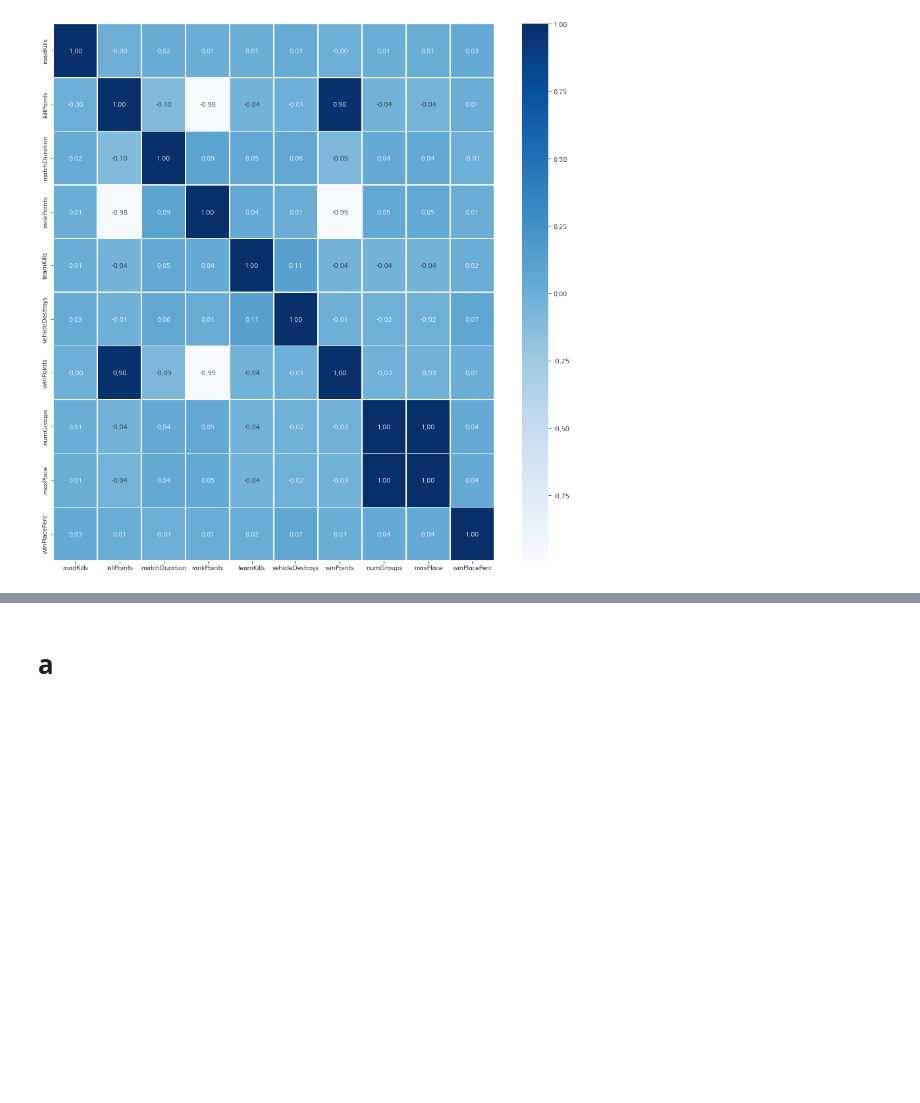
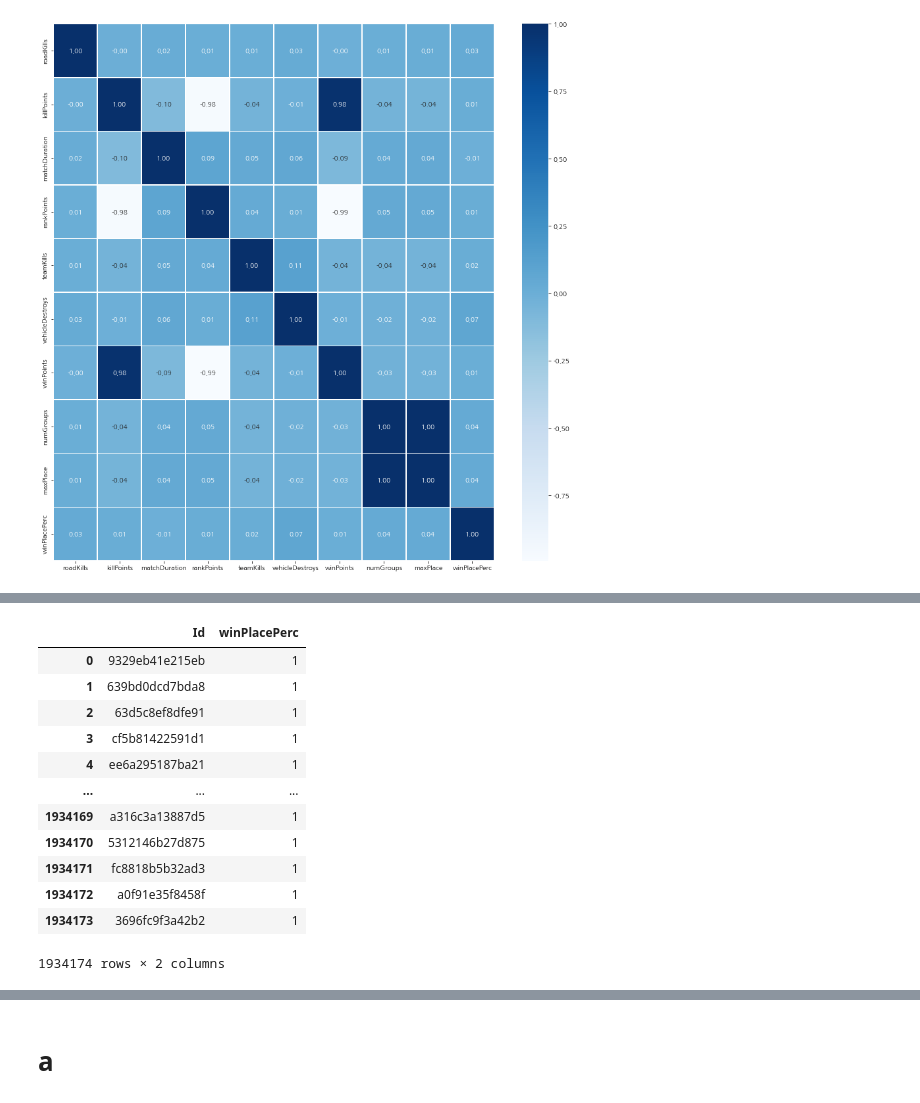
Before and after one commit to AMinSC/TIL, a Jupyter notebook: Mini_PJT/Mini_PJT_Modelling.ipynb, the cells around one changed output, grey strips where cells are left out. Drawn from its saved outputs; the diff is of its cells as text; code cells hidden in the pictures; blank space fills up the shorter version.

```diff
--- a/Mini_PJT/Mini_PJT_Modelling.ipynb
+++ b/Mini_PJT/Mini_PJT_Modelling.ipynb
@@ -483,0 +650,16 @@ fmt = '.2f', linewidths=.5, cmap='Blues')
+# %%
+submission
+# %% [output]
+|  | Id | winPlacePerc |
+| 0 | 9329eb41e215eb | 1 |
+| 1 | 639bd0dcd7bda8 | 1 |
+| 2 | 63d5c8ef8dfe91 | 1 |
+| 3 | cf5b81422591d1 | 1 |
+| 4 | ee6a295187ba21 | 1 |
+| ... | ... | ... |
+| 1934169 | a316c3a13887d5 | 1 |
+| 1934170 | 5312146b27d875 | 1 |
+| 1934171 | fc8818b5b32ad3 | 1 |
+| 1934172 | a0f91e35f8458f | 1 |
+| 1934173 | 3696fc9f3a42b2 | 1 |
+1934174 rows × 2 columns
```
Also changed, not shown: parts of 31 cells of this notebook.
